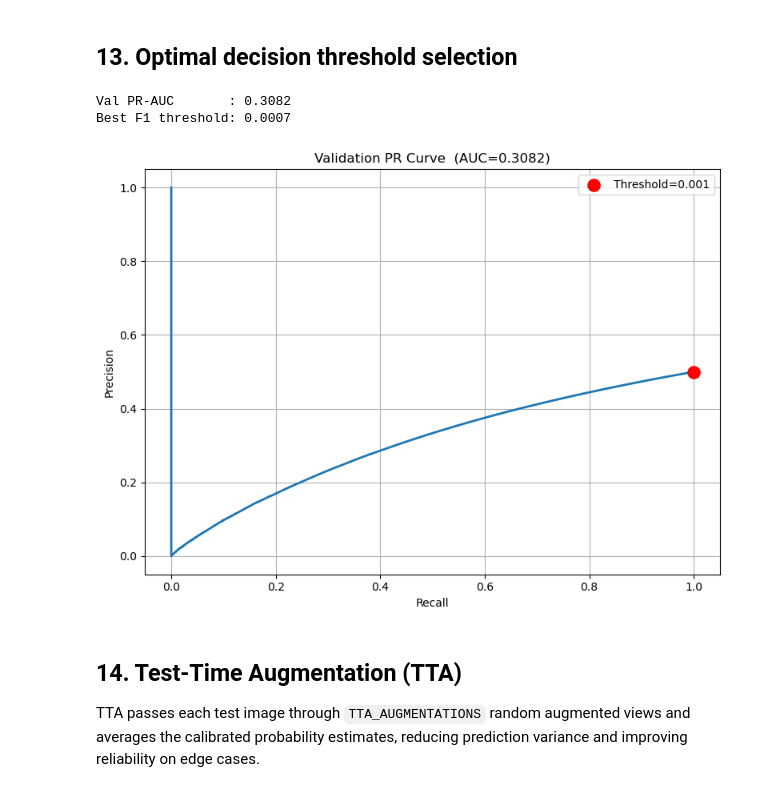
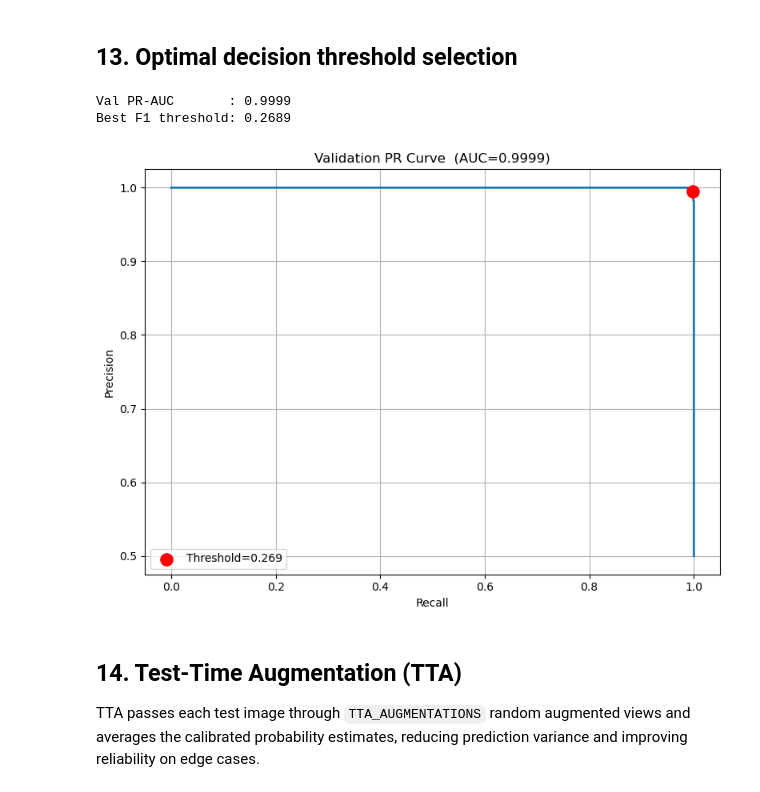
Before and after one commit to NCSU-NNDL-Spring26/p65, a Jupyter notebook: tier_2.ipynb, the cells around one changed output. Cells and saved outputs as stored; diff of their text form; code cells hidden in the pictures.

```diff
--- a/tier_2.ipynb
+++ b/tier_2.ipynb
@@ -549,7 +549,8 @@ def evaluate(
     all_logits = torch.cat(all_logits)          # float tensor on CPU
     all_probs  = torch.softmax(all_logits, dim=1)[:, DAMAGE_IDX].numpy()
     epoch_loss = running_loss / len(loader.dataset)
-    epoch_acc  = (all_probs.round() == all_labels).mean()
+    preds = (all_probs < 0.5).astype(int)  # low damage prob → no_damage (label 1)
+    epoch_acc = (preds == all_labels).mean()
     return epoch_loss, epoch_acc, all_labels, all_probs, all_logits.numpy()
 
 
@@ -816,37 +817,37 @@ val_cal_probs = (
     [:, DAMAGE_IDX].cpu().numpy()
 )
 
-precision_arr, recall_arr, thresh_arr = precision_recall_curve(val_labels, val_cal_probs)
+precision_arr, recall_arr, thresh_arr = precision_recall_curve(val_labels, val_cal_probs, pos_label=0)
 pr_auc_val = auc(recall_arr, precision_arr)
 
 # Maximise F1 on validation
 f1_arr    = 2 * precision_arr[:-1] * recall_arr[:-1] / (
     precision_arr[:-1] + recall_arr[:-1] + 1e-8
 )
 best_idx  = int(np.argmax(f1_arr))
 THRESHOLD = float(thresh_arr[best_idx])
 
 print(f"Val PR-AUC       : {pr_auc_val:.4f}")
 print(f"Best F1 threshold: {THRESHOLD:.4f}")
 
 plt.figure(figsize=(8, 6))
 plt.plot(recall_arr, precision_arr, lw=2)
 plt.scatter(
     recall_arr[best_idx], precision_arr[best_idx],
     s=120, zorder=5, color="red", label=f"Threshold={THRESHOLD:.3f}",
 )
 plt.xlabel("Recall")
 plt.ylabel("Precision")
 plt.title(f"Validation PR Curve  (AUC={pr_auc_val:.4f})")
 plt.legend()
 plt.grid(True)
 plt.tight_layout()
 plt.savefig("tier2_val_pr_curve.png", dpi=150)
 plt.show()
 # %% [output]
-Val PR-AUC       : 0.3082
-Best F1 threshold: 0.0007
+Val PR-AUC       : 0.9999
+Best F1 threshold: 0.2689
-[figure, old version]
+[figure, new version]
 # %% [markdown]
 ## 14. Test-Time Augmentation (TTA)
 
```
Also changed, not shown: parts of 14 cells of this notebook.
